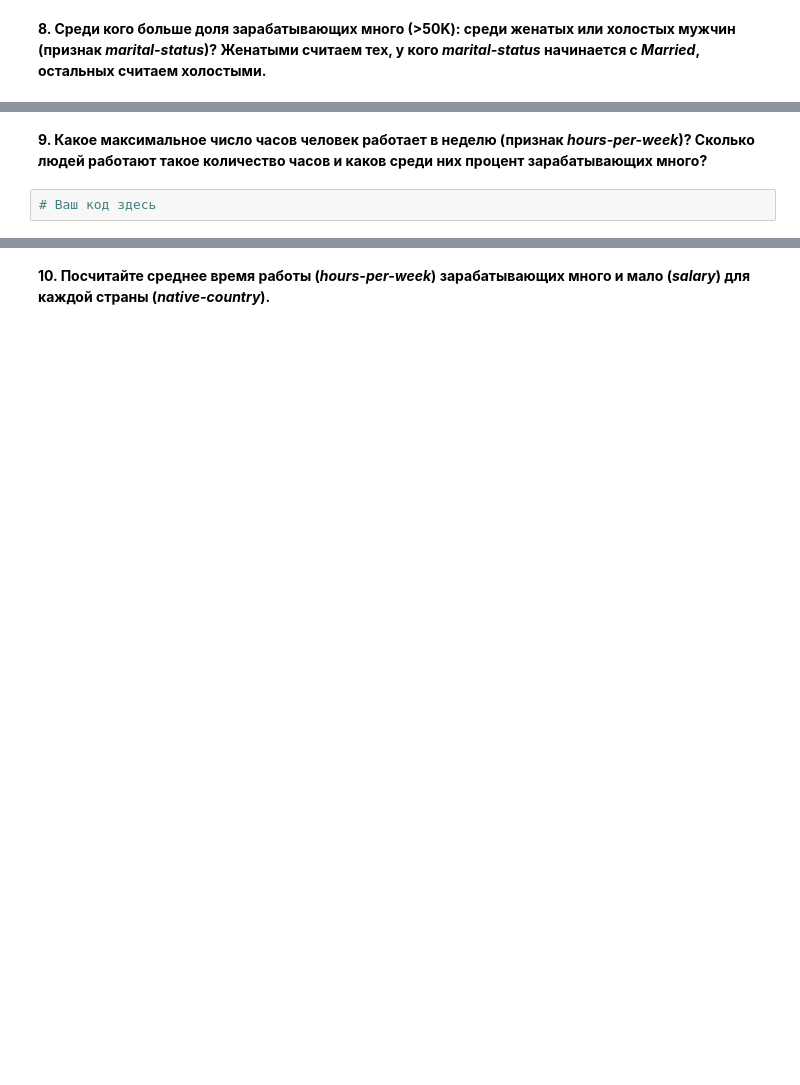
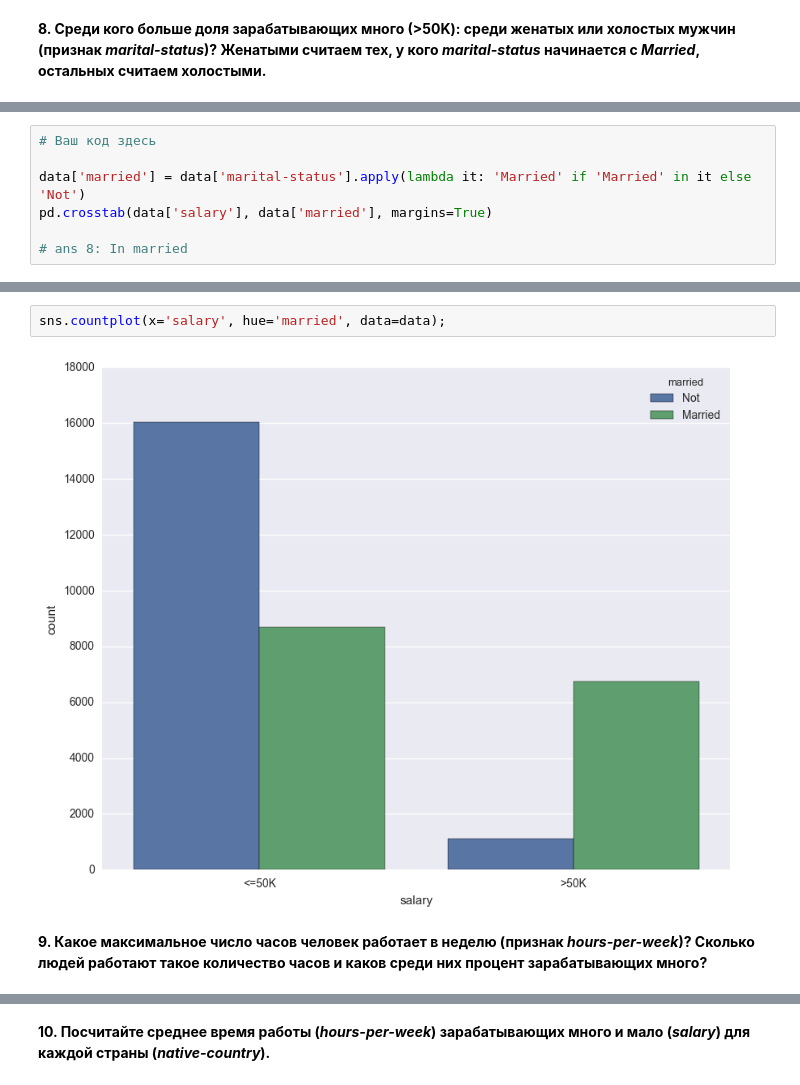
Before and after one commit to re9ulus/moocs_std, a Jupyter notebook: ods_ml/notebooks/hw1/hw1_adult_pandas.ipynb, the cells around one changed output, grey strips where cells are left out. Cells and saved outputs as stored; diff of their text form; blank space fills up the shorter version.

```diff
--- a/ods_ml/notebooks/hw1/hw1_adult_pandas.ipynb
+++ b/ods_ml/notebooks/hw1/hw1_adult_pandas.ipynb
@@ -76,0 +161,7 @@ data.head()
+# %%
+# Ваш код здесь
+
+data['married'] = data['marital-status'].apply(lambda it: 'Married' if 'Married' in it else 'Not')
+pd.crosstab(data['salary'], data['married'], margins=True)
+
+# ans 8: In married
@@ -77,4 +174,6 @@ data.head()
+# %%
+sns.countplot(x='salary', hue='married', data=data);
+# %% [output]
+[figure, added]
 # %% [markdown]
 **9. Какое максимальное число часов человек работает в неделю (признак *hours-per-week*)? Сколько людей работают такое количество часов и каков среди них процент зарабатывающих много?**
-# %%
-# Ваш код здесь
```
Also changed, not shown: parts of 15 cells of this notebook.
